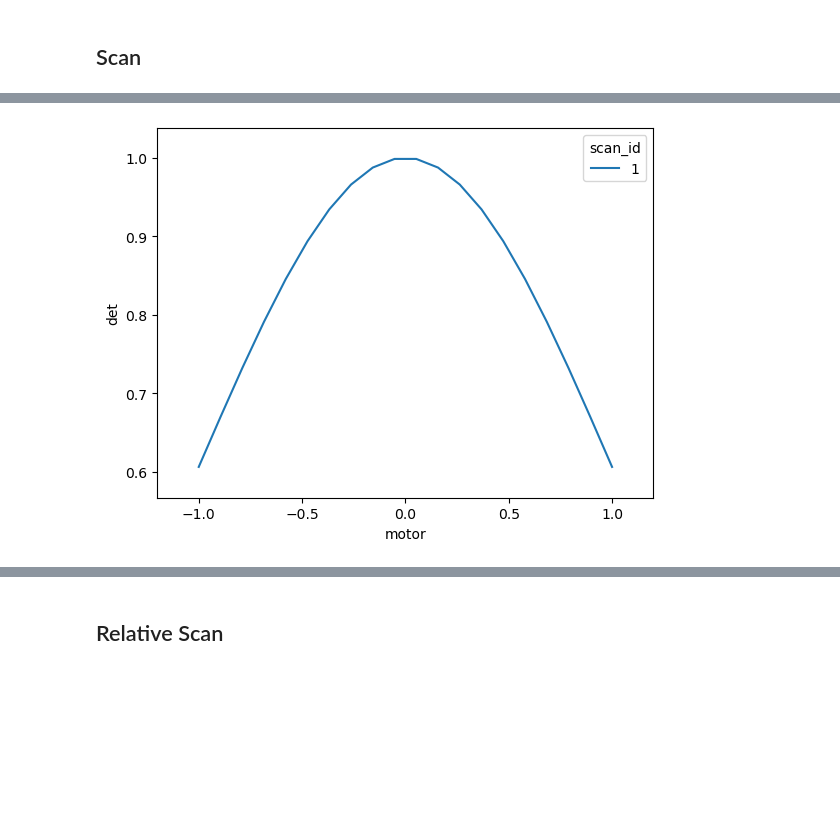
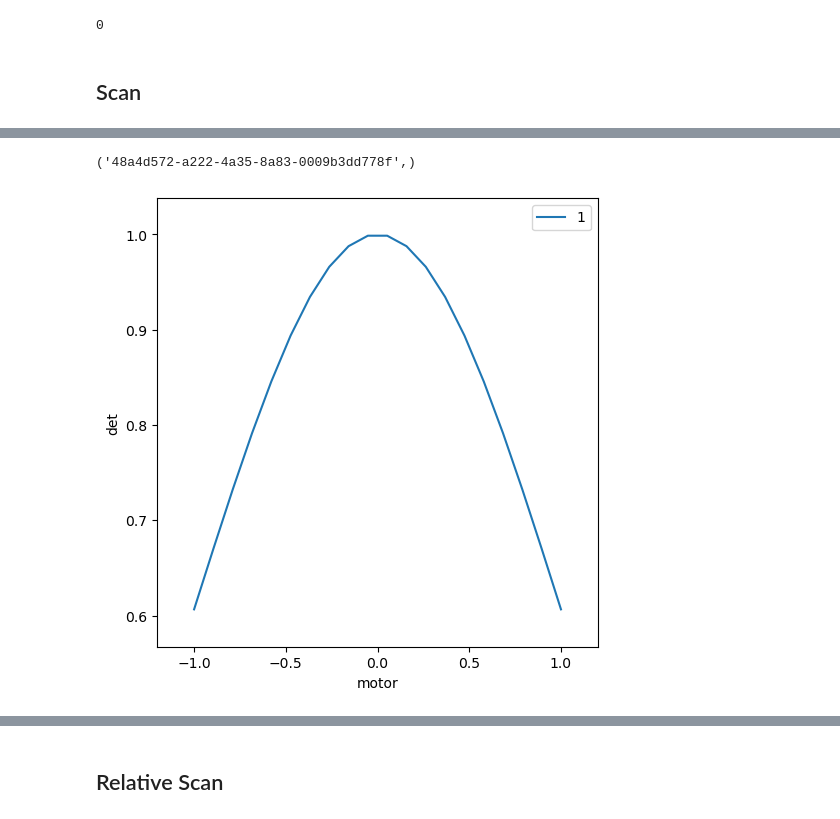
Before and after one commit to cnpem/bluesky-workshop, a Jupyter notebook: tutorial/01_1D_scan.ipynb, the cells around one changed output, grey strips where cells are left out. Cells and saved outputs as stored; diff of their text form; code cells hidden in the pictures; blank space fills up the shorter version.

Commit message:
Use BestEffortCallbacks

```diff
--- a/tutorial/01_1D_scan.ipynb
+++ b/tutorial/01_1D_scan.ipynb
@@ -9,8 +7,15 @@ RE = RunEngine()
+# %%
+RE = RunEngine()
+
+bec = BestEffortCallback()
+bec.disable_table()
+RE.subscribe(bec)
+# %% [output]
+0
 # %% [markdown]
 ## Scan
 # %%
 RE(
-    scan([det], motor, -1, 1, num=20),
-    LivePlot('det', 'motor')
+    scan([det], motor, -1, 1, num=20)
 )
 # %% [output]
@@ -18,3 +39,4 @@ RE(
+('48a4d572-a222-4a35-8a83-0009b3dd778f',)
-[figure, old version]
+[figure, new version]
 # %%
 RE(
```
Also changed, not shown: parts of 8 cells of this notebook.
